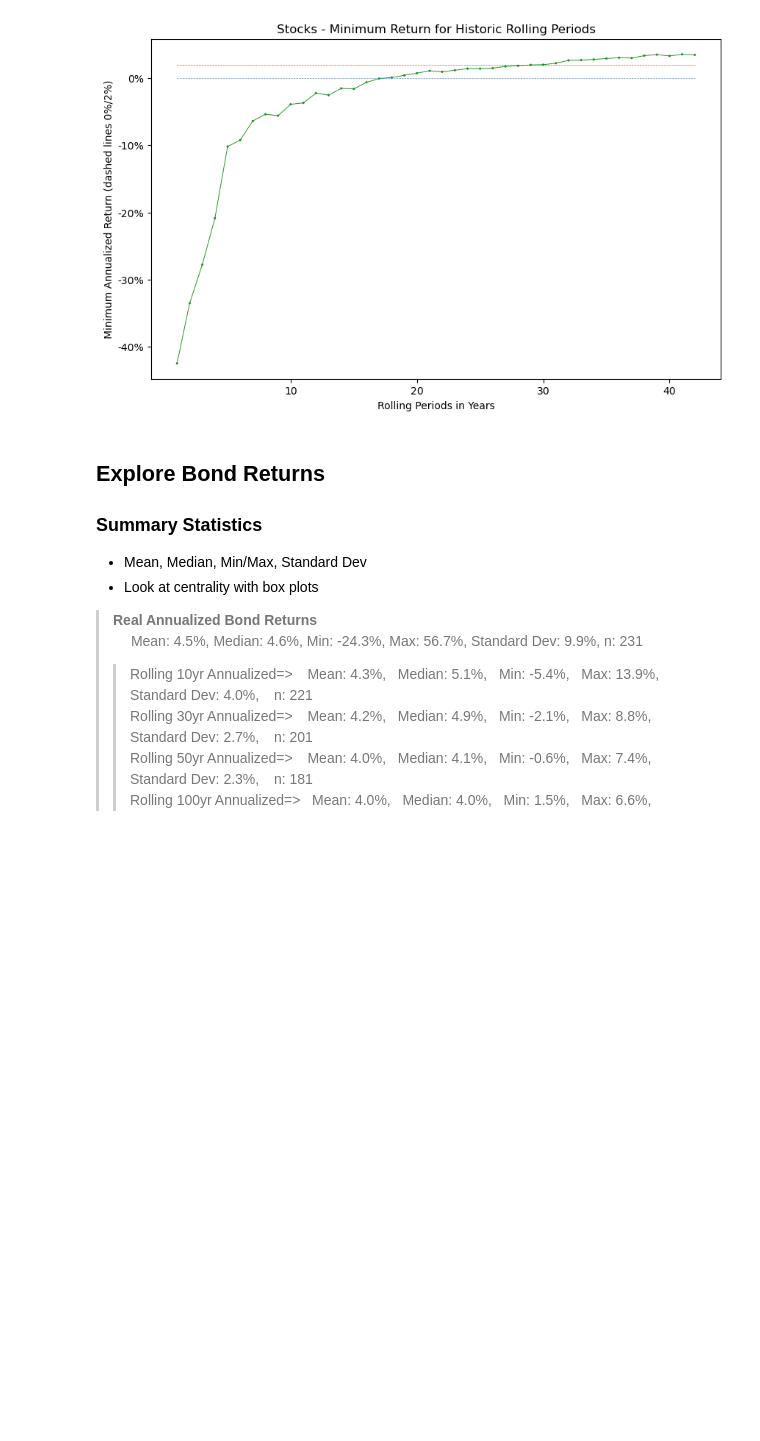
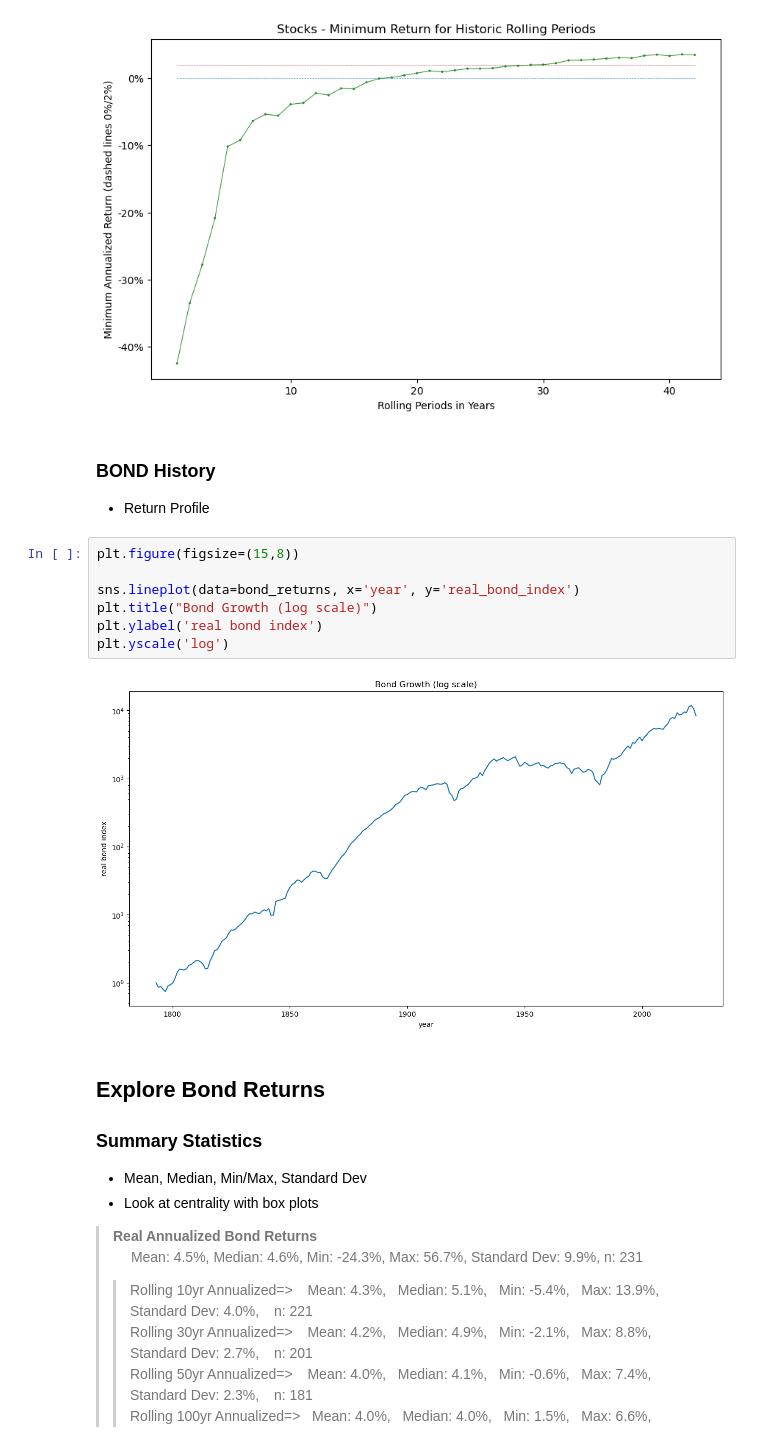
Before and after one commit to StarkArk/The_Long_View_Stocks_Bonds, a Jupyter notebook: stock_bond_return_analysis.ipynb, the cells around one changed output. Saved outputs shown, nothing was run; the diff lists cells and outputs as text; blank space fills up the shorter version.

Commit message:
add stock v bond growth

```diff
--- a/stock_bond_return_analysis.ipynb
+++ b/stock_bond_return_analysis.ipynb
@@ -258,6 +258,19 @@ plt.plot([0, 41], [.02, .02], linestyle='--', linewidth=.5, color='firebrick', l
 plt.show()
 # %% [output]
 [figure]
+# %% [markdown]
+### BOND History
+
+- Return Profile
+# %%
+plt.figure(figsize=(15,8))
+
+sns.lineplot(data=bond_returns, x='year', y='real_bond_index')
+plt.title("Bond Growth (log scale)")
+plt.ylabel('real bond index')
+plt.yscale('log')
+# %% [output]
+[figure, added]
 # %% [markdown]
 ## Explore Bond Returns
 
```
Also changed, not shown: parts of 13 cells of this notebook, 1 other file.
